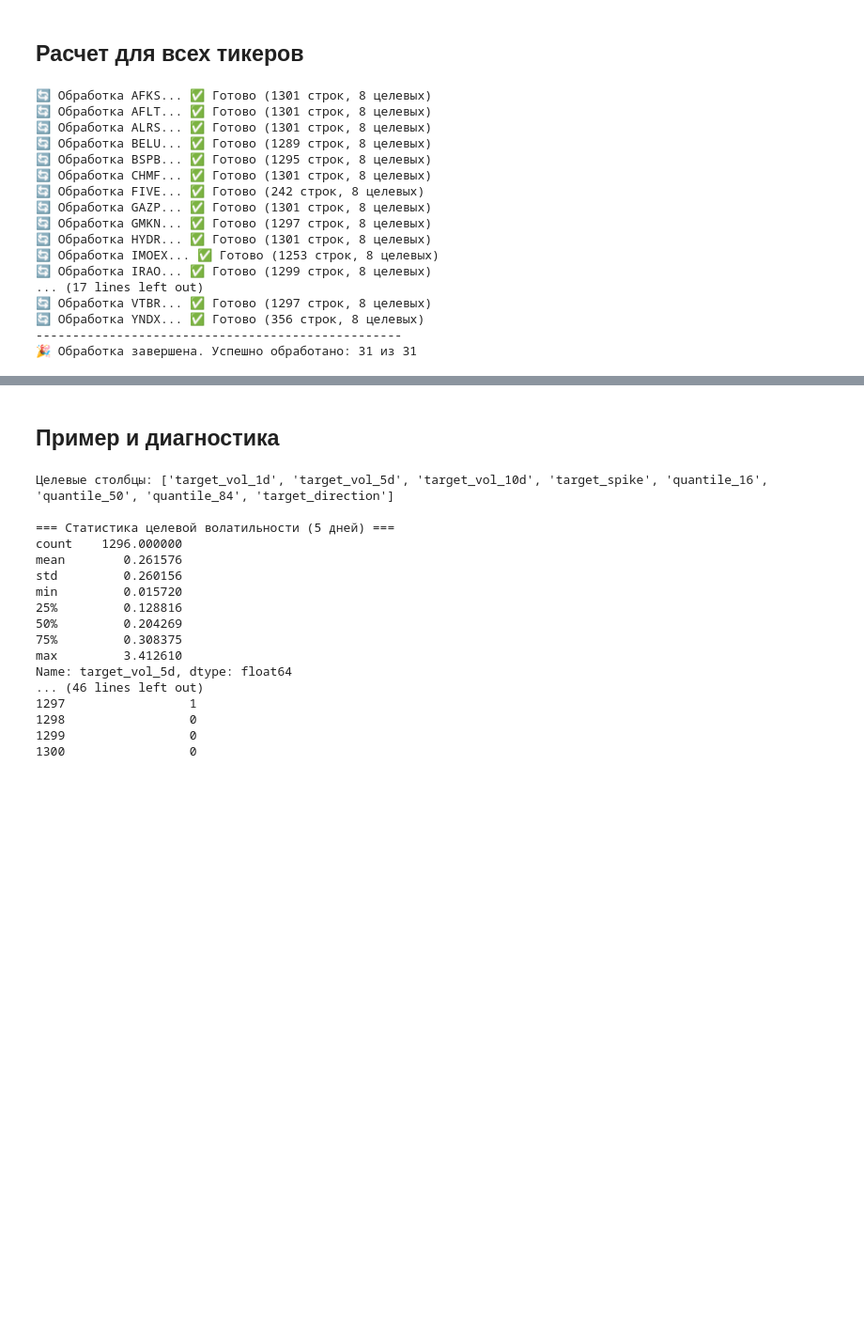
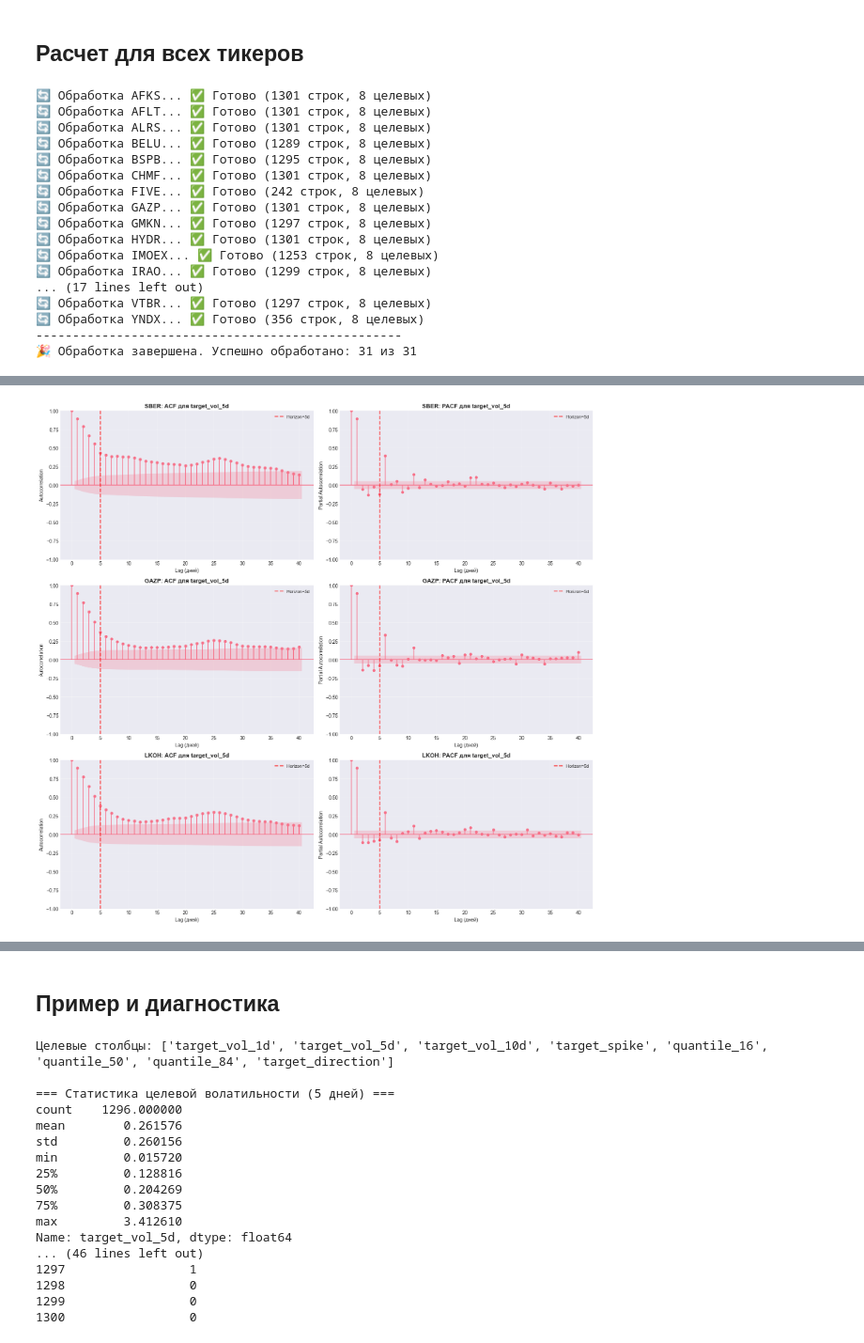
Before and after one commit to Povid1o/MOEXScanner, a Jupyter notebook: ML/02_feature_engineering/05_targets.ipynb, the cells around one changed output, grey strips where cells are left out. Shown at 94% size. Drawn from its saved outputs; the diff is of its cells as text; code cells hidden in the pictures; blank space fills up the shorter version.

```diff
--- a/ML/02_feature_engineering/05_targets.ipynb
+++ b/ML/02_feature_engineering/05_targets.ipynb
@@ -181,0 +336,89 @@ print(f"🎉 Обработка завершена. Успешно обрабо
+# %%
+print("\n" + "=" * 80)
+print("📈 ТЕСТ 2: АВТОКОРРЕЛЯЦИЯ ТАРГЕТОВ")
+print("=" * 80)
+print()
+print("Цель: Проверить, насколько инертен таргет (волатильность)")
+print("      Если ACF на лаге=horizon близка к 0 → предсказывать бессмысленно")
+print()
+
+# Анализируем несколько тикеров
+analysis_tickers = ['SBER', 'GAZP', 'LKOH']
+
+fig, axes = plt.subplots(len(analysis_tickers), 2, figsize=(16, 5*len(analysis_tickers)))
+if len(analysis_tickers) == 1:
+    axes = axes.reshape(1, -1)
+
+acf_results = []
+
+for idx, ticker in enumerate(analysis_tickers):
+    file_path = OUTPUT_DIR / f"{ticker}_with_targets.parquet"
+
+    if not file_path.exists():
+        continue
+
+    df = pd.read_parquet(file_path)
+    target_vol = df['target_vol_5d'].dropna()
+
+    if len(target_vol) < 50:
+        continue
+
+    # === 2.1 ACF Plot ===
+    ax1, ax2 = axes[idx]
+
+    # ACF (Autocorrelation Function)
+    plot_acf(target_vol, lags=40, ax=ax1, alpha=0.05)
+    ax1.set_title(f'{ticker}: ACF для target_vol_5d', fontsize=12, fontweight='bold')
+    ax1.set_xlabel('Lag (дней)', fontsize=10)
+    ax1.set_ylabel('Autocorrelation', fontsize=10)
+    ax1.axvline(x=5, color='red', linestyle='--', linewidth=2, alpha=0.7, label='Horizon=5d')
+    ax1.legend(fontsize=9)
+    ax1.grid(True, alpha=0.3)
+
+    # === 2.2 PACF Plot ===
+    # PACF (Partial Autocorrelation Function)
+    plot_pacf(target_vol, lags=40, ax=ax2, alpha=0.05, method='ywm')
+    ax2.set_title(f'{ticker}: PACF для target_vol_5d', fontsize=12, fontweight='bold')
+    ax2.set_xlabel('Lag (дней)', fontsize=10)
+    ax2.set_ylabel('Partial Autocorrelation', fontsize=10)
+    ax2.axvline(x=5, color='red', linestyle='--', linewidth=2, alpha=0.7, label='Horizon=5d')
+    ax2.legend(fontsize=9)
+    ax2.grid(True, alpha=0.3)
+
+    # === 2.3 Статистика ===
+
+    # Рассчитываем ACF вручную для получения значений
+    acf_values = acf(target_vol, nlags=20, fft=False)
+
+    # ACF на ключевых лагах
+    acf_lag1 = acf_values[1]
+    acf_lag5 = acf_values[5] if len(acf_values) > 5 else np.nan
+    acf_lag10 = acf_values[10] if len(acf_values) > 10 else np.nan
+
+    acf_results.append({
+        'Тикер': ticker,
+        'ACF Lag 1': acf_lag1,
+        'ACF Lag 5': acf_lag5,
+        'ACF Lag 10': acf_lag10,
+        'Predictable (Lag 5)?': 'Да' if acf_lag5 > 0.2 else 'Нет'
+    })
+
+plt.tight_layout()
+plt.show()
+
+# Таблица результатов
+acf_df = pd.DataFrame(acf_results)
+print("\n📊 Результаты теста автокорреляции:")
+print("=" * 80)
+print(acf_df.to_string(index=False))
+print("=" * 80)
+
+print("\n💡 Интерпретация:")
+print("  • ACF Lag 1 > 0.7: Высокая инертность (вчерашняя волатильность ≈ сегодняшней)")
+print("  • ACF Lag 5 > 0.2: Сигнал устойчив на горизонте 5 дней ✅")
+print("  • ACF Lag 5 < 0.1: Горизонт 5 дней слишком длинный ⚠️ (сигнал затухает)")
+print("\n  📌 Если ACF на horizon близка к нулю:")
+print("     → Предсказывать на этот горизонт бессмысленно (случайное блуждание)")
+print("     → Решение: Уменьшить horizon (например, с 5 дней до 3)")
+print()
+# %% [output]
@@ -181,0 +431 @@ print(f"🎉 Обработка завершена. Успешно обрабо
+[figure, added]
```
Also changed, not shown: parts of 11 cells of this notebook, 2 other files.
